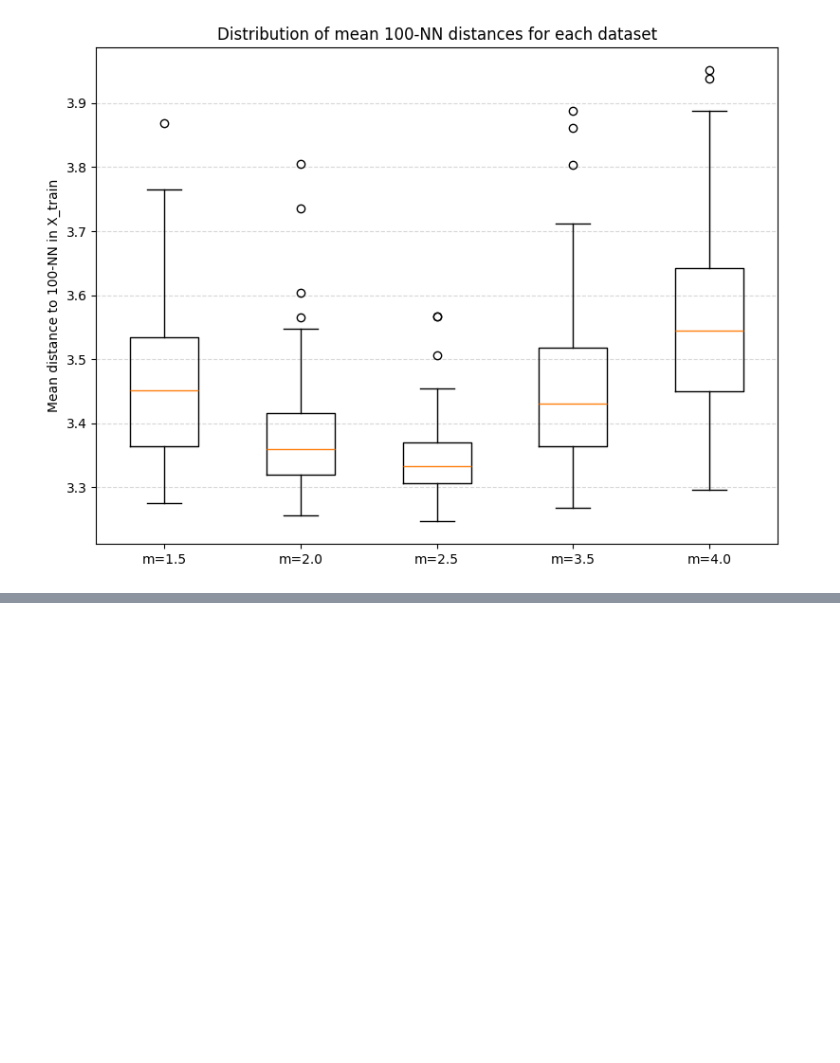
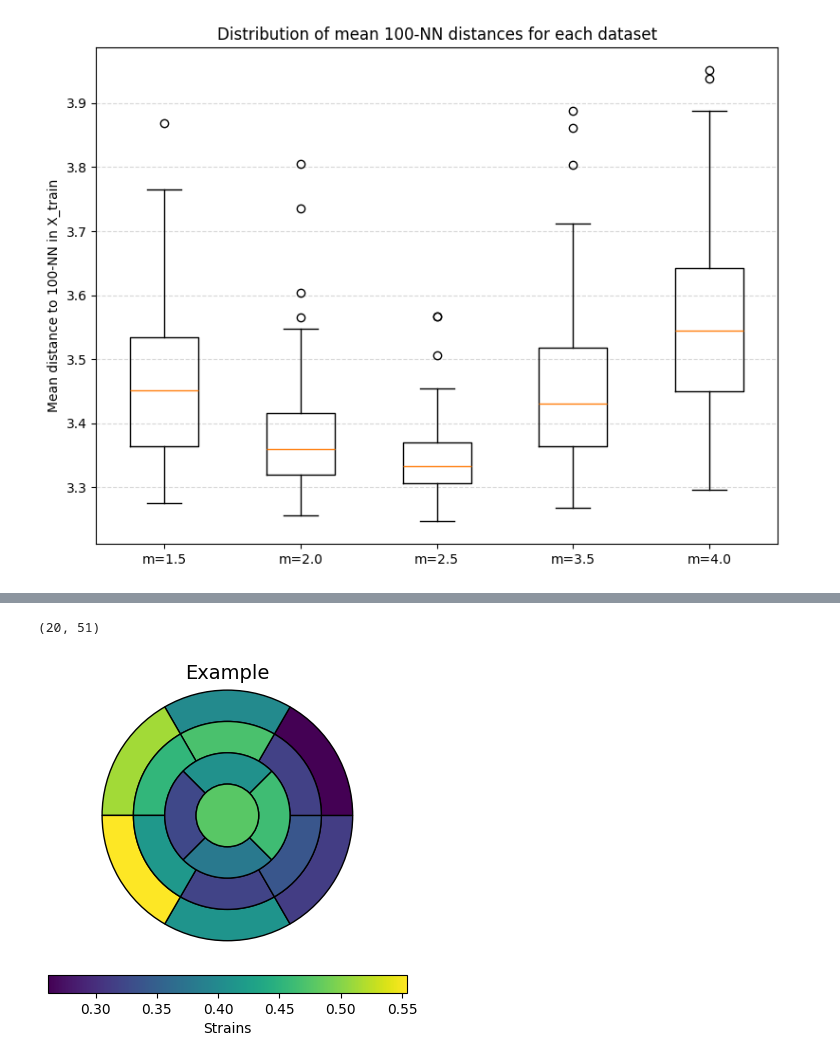
Before and after one commit to Aether-Ren/Multioutput_FixedG_GP, a Jupyter notebook: LocalDisease/DistTest.ipynb, the cells around one changed output, grey strips where cells are left out. Saved outputs shown, nothing was run; the diff lists cells and outputs as text; code cells hidden in the pictures; blank space fills up the shorter version.

```diff
--- a/LocalDisease/DistTest.ipynb
+++ b/LocalDisease/DistTest.ipynb
@@ -136,0 +207,31 @@ plt.show()
+# %%
+Y_data_2 = pd.read_csv('simulation_results_X_2.txt', header=None, delimiter=' ')
+Y_data_2 = Y_data_2.drop(columns=[Y_data_2.columns[-1]])
+# %%
+values_20 = Y_data_2.iloc[:20,1:].values
+# %%
+Y_data_2.iloc[20:40,1:].values.shape
+# %% [output]
+(20, 51)
+# %%
+mean_51 = values_20.mean(axis=0)
+mean_3x17 = mean_51.reshape(3, 17)
+mean_cir, mean_rad, mean_long = mean_3x17
+
+total_strain_17 = np.sqrt(mean_cir**2 + mean_rad**2 + mean_long**2)
+# %%
+values = total_strain_17
+
+fig, ax = plt.subplots(figsize=(4, 4))
+sm = plot_bullseye(ax, values, cmap="viridis")
+ax.set_title("Example", fontsize=14)
+
+# 单独一条 colorbar
+cbar = fig.colorbar(sm, ax=ax, orientation='horizontal',
+                    fraction=0.07, pad=0.1)
+cbar.set_label("Strains")
+
+plt.tight_layout()
+plt.show()
+# %% [output]
+[figure, added]
```
Also changed, not shown: parts of 3 cells of this notebook, 1 other file.
